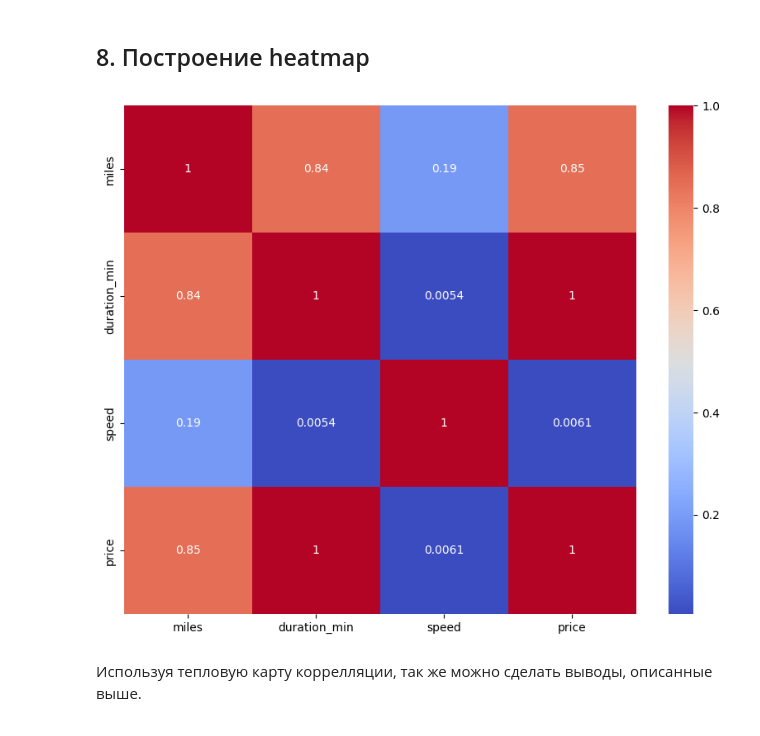
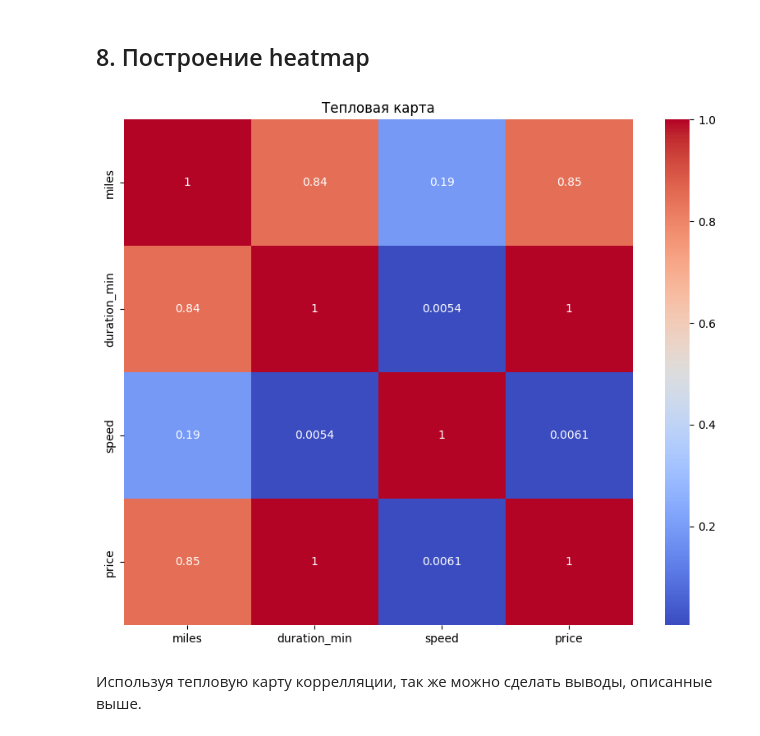
Before and after one commit to Coffeein0/data_analysis, a Jupyter notebook: LR2_Развеев_3.ipynb, the cells around one changed output. Cells and saved outputs as stored; diff of their text form; code cells hidden in the pictures.

```diff
--- a/LR2_Развеев_3.ipynb
+++ b/LR2_Развеев_3.ipynb
@@ -501,10 +501,11 @@ price         38864.520709  57832.453662   556.899214  4.344592e+06
 ## 8. Построение heatmap
 # %%
 plt.figure(figsize=(10, 8))
+plt.title("Тепловая карта")
 sns.heatmap(correlation, annot=True, cmap='coolwarm')
 plt.show()
 # %% [output]
-[figure, old version]
+[figure, new version]
 # %% [markdown]
 Используя тепловую карту коррелляции, так же можно сделать выводы, описанные выше.
 # %% [markdown]
```
Also changed, not shown: parts of 3 cells of this notebook.
